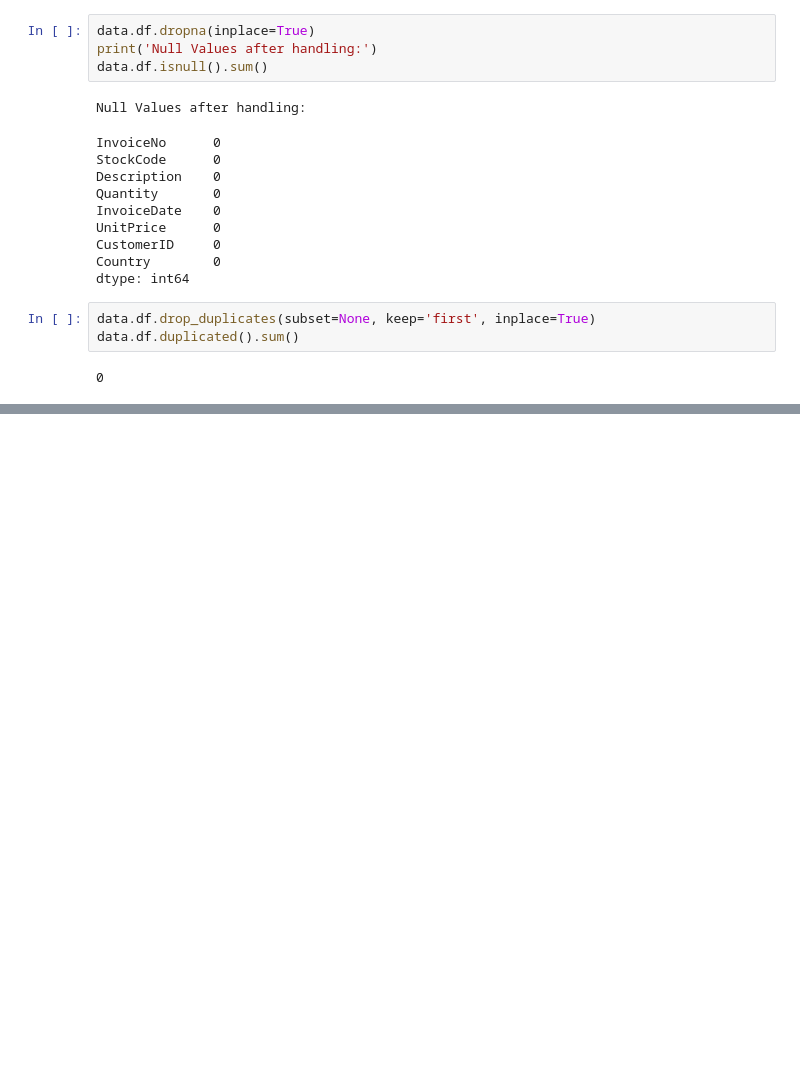
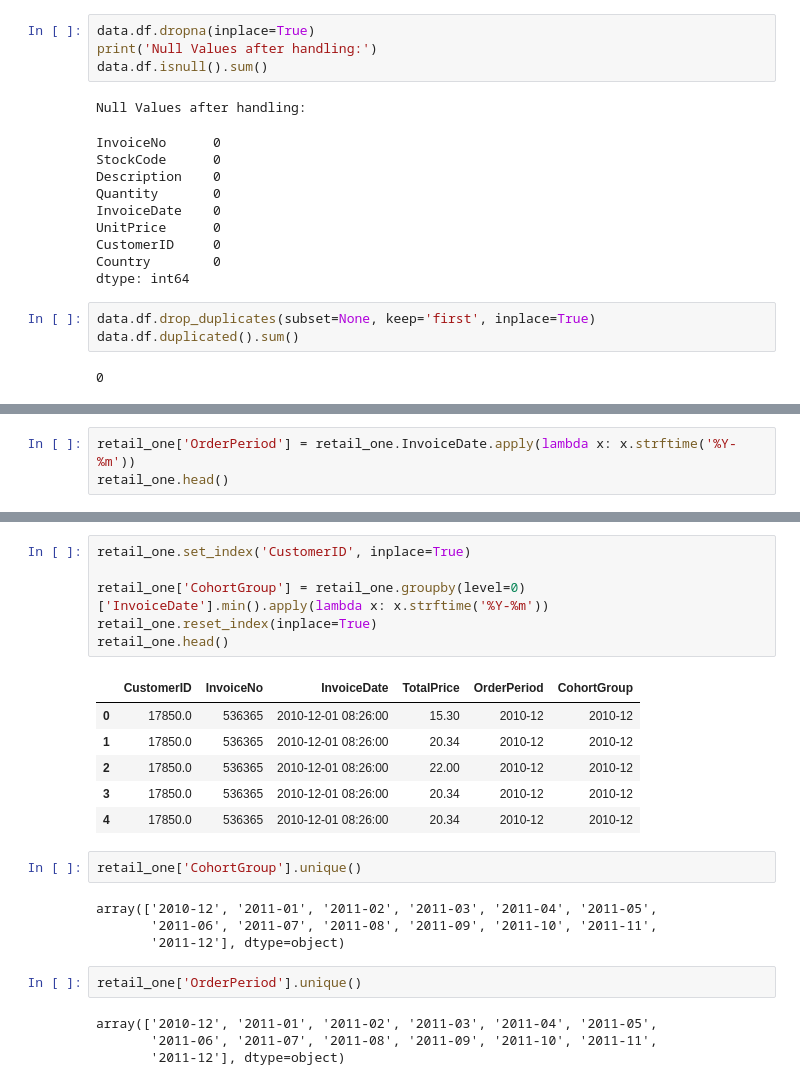
Before and after one commit to ovokpus/Customer-Segmentation, a Jupyter notebook: retail_project.ipynb, the cells around one changed output, grey strips where cells are left out. Cells and saved outputs as stored; diff of their text form; blank space fills up the shorter version.

```diff
--- a/retail_project.ipynb
+++ b/retail_project.ipynb
@@ -167,0 +212,3 @@ We can see here that there are 4372 Unique Customers in this dataset.
+# %%
+retail_one['OrderPeriod'] = retail_one.InvoiceDate.apply(lambda x: x.strftime('%Y-%m'))
+retail_one.head()
@@ -167,0 +222,25 @@ We can see here that there are 4372 Unique Customers in this dataset.
+# %%
+retail_one.set_index('CustomerID', inplace=True)
+
+retail_one['CohortGroup'] = retail_one.groupby(level=0)['InvoiceDate'].min().apply(lambda x: x.strftime('%Y-%m'))
+retail_one.reset_index(inplace=True)
+retail_one.head()
+# %% [output]
+|  | CustomerID | InvoiceNo | InvoiceDate | TotalPrice | OrderPeriod | CohortGroup |
+| 0 | 17850.0 | 536365 | 2010-12-01 08:26:00 | 15.30 | 2010-12 | 2010-12 |
+| 1 | 17850.0 | 536365 | 2010-12-01 08:26:00 | 20.34 | 2010-12 | 2010-12 |
+| 2 | 17850.0 | 536365 | 2010-12-01 08:26:00 | 22.00 | 2010-12 | 2010-12 |
+| 3 | 17850.0 | 536365 | 2010-12-01 08:26:00 | 20.34 | 2010-12 | 2010-12 |
+| 4 | 17850.0 | 536365 | 2010-12-01 08:26:00 | 20.34 | 2010-12 | 2010-12 |
+# %%
+retail_one['CohortGroup'].unique()
+# %% [output]
+array(['2010-12', '2011-01', '2011-02', '2011-03', '2011-04', '2011-05',
+       '2011-06', '2011-07', '2011-08', '2011-09', '2011-10', '2011-11',
+       '2011-12'], dtype=object)
+# %%
+retail_one['OrderPeriod'].unique()
+# %% [output]
+array(['2010-12', '2011-01', '2011-02', '2011-03', '2011-04', '2011-05',
+       '2011-06', '2011-07', '2011-08', '2011-09', '2011-10', '2011-11',
+       '2011-12'], dtype=object)
```
Also changed, not shown: parts of 22 cells of this notebook.
